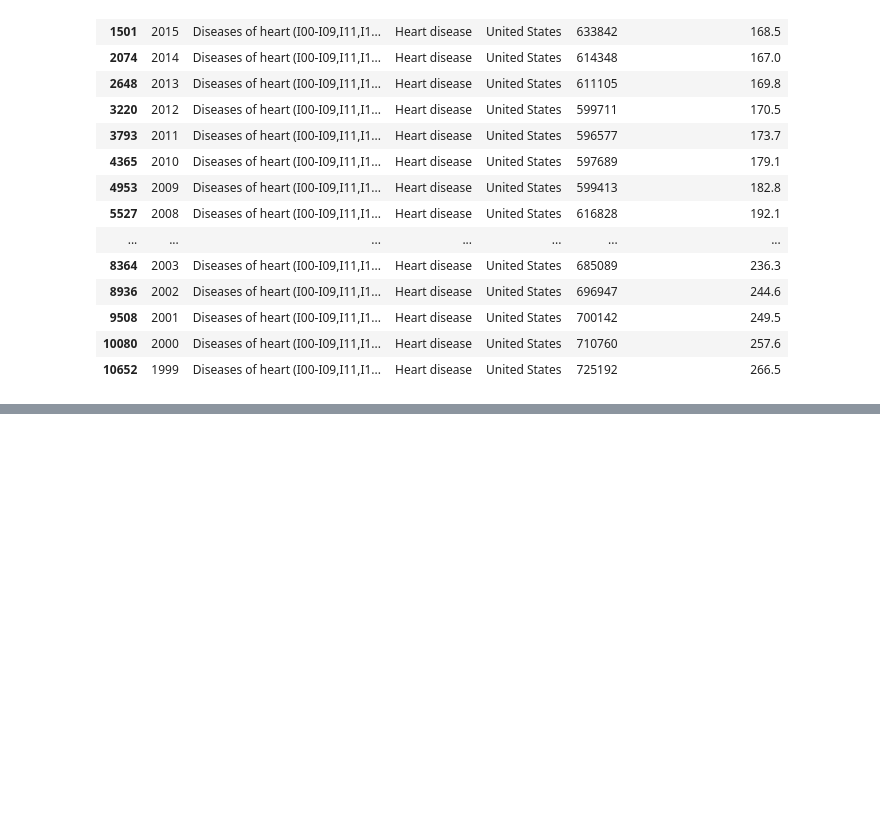
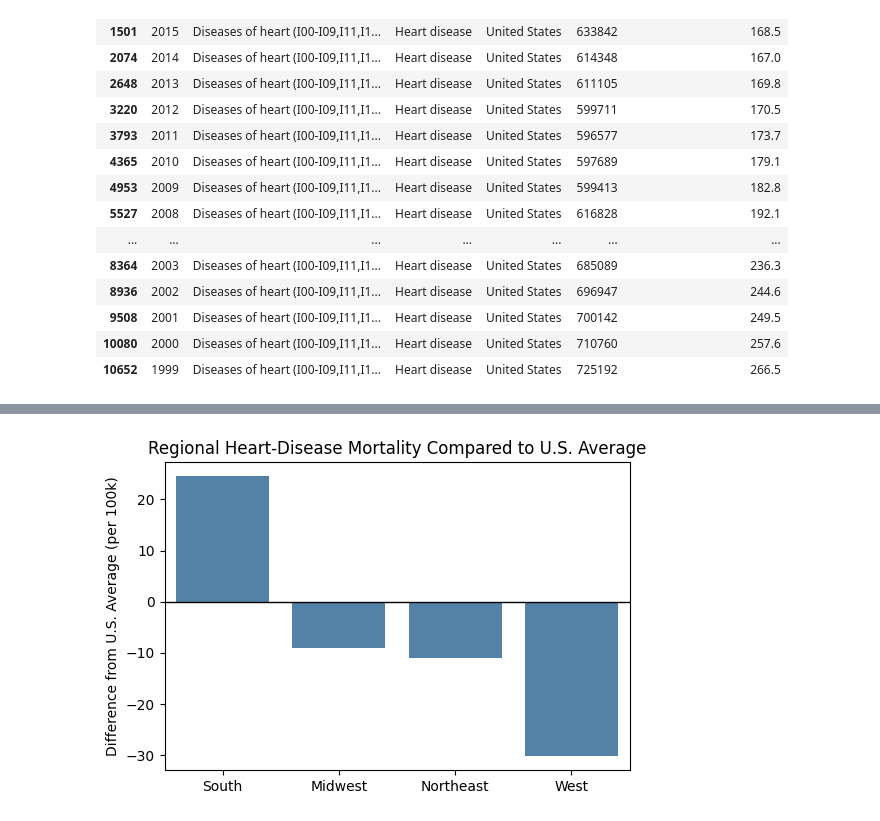
Before and after one commit to jcruz62/PHB-221-Biostatistical-Methods-I, a Jupyter notebook: PHB221_Project.ipynb, the cells around one changed output, grey strips where cells are left out. Drawn from its saved outputs; the diff is of its cells as text; code cells hidden in the pictures; blank space fills up the shorter version.

```diff
--- a/PHB221_Project.ipynb
+++ b/PHB221_Project.ipynb
@@ -96,2 +166,102 @@ heart_disease_data
 # %%
 # group by region
+
+region_map = {
+    # south states
+    'Delaware': 'South', 'District of Columbia': 'South', 'Florida': 'South', 'Georgia': 'South',
+    'Maryland': 'South', 'North Carolina': 'South', 'South Carolina': 'South', 'Virginia': 'South',
+    'West Virginia': 'South', 'Alabama': 'South', 'Kentucky': 'South', 'Mississippi': 'South',
+    'Tennessee': 'South', 'Arkansas': 'South', 'Louisiana': 'South', 'Oklahoma': 'South', 'Texas': 'South',
+
+    # northeast states
+    'Connecticut': 'Northeast', 'Maine': 'Northeast', 'Massachusetts': 'Northeast', 'New Hampshire': 'Northeast',
+    'Rhode Island': 'Northeast', 'Vermont': 'Northeast', 'New Jersey': 'Northeast', 'New York': 'Northeast',
+    'Pennsylvania': 'Northeast',
+
+    # midwest states
+    'Illinois': 'Midwest', 'Indiana': 'Midwest', 'Michigan': 'Midwest', 'Ohio': 'Midwest', 'Wisconsin': 'Midwest',
+    'Iowa': 'Midwest', 'Kansas': 'Midwest', 'Minnesota': 'Midwest', 'Missouri': 'Midwest', 'Nebraska': 'Midwest',
+    'North Dakota': 'Midwest', 'South Dakota': 'Midwest',
+
+    # west states
+    'Alaska': 'West', 'Arizona': 'West', 'California': 'West', 'Colorado': 'West', 'Hawaii': 'West',
+    'Idaho': 'West', 'Montana': 'West', 'Nevada': 'West', 'New Mexico': 'West', 'Oregon': 'West',
+    'Utah': 'West', 'Washington': 'West', 'Wyoming': 'West'
+}
+
+heart_state = heart_state[heart_state['State'] != 'United States'].copy()
+
+us = (
+    data[(data['Cause Name'] == 'Heart disease') & (data['State'] == 'United States')]
+    [['Year', 'Age-adjusted Death Rate']]
+    .rename(columns={'Age-adjusted Death Rate': 'Rate_US'})
+)
+
+# Step 3: Merge baseline with state data
+merged = heart_state.merge(us, on='Year', how='left')
+
+# Step 4: Compute difference from U.S. average
+merged['Effect vs US'] = merged['Age-adjusted Death Rate'] - merged['Rate_US']
+
+# Step 5: Map regions
+merged['Region'] = merged['State'].map(region_map)
+
+# Step 6: Average offset per region (controls for year)
+region_summary = (
+    merged.groupby('Region', dropna=False)['Effect vs US']
+    .mean()
+    .sort_values(ascending=False)
+    .reset_index()
+)
+
+# Step 7: Plot
+plt.figure(figsize=(6, 4))
+sns.barplot(data=region_summary, x='Region', y='Effect vs US', color='steelblue')
+plt.axhline(0, color='black', lw=1)
+plt.title('Regional Heart-Disease Mortality Compared to U.S. Average')
+plt.ylabel('Difference from U.S. Average (per 100k)')
+plt.xlabel('')
+
+# state level
+state_df = (
+    merged.groupby(['State','Region'], as_index=False)['Effect vs US'].mean()
+)
+
+state_df = state_df[state_df['State'] != 'United States'].copy()
+
+y_order = state_df.sort_values('Effect vs US', ascending=False)['State']
+
+hue_order = ['South', 'Northeast', 'Midwest', 'West']
+
+region_palette = {
+    'South':    '#4C72B0',
+    'Northeast':'#DD8452',
+    'Midwest':  '#55A868',
+    'West':     '#C44E52'
+}
+
+# (b) State effects vs US
+plt.figure(figsize=(10,12))
+sns.barplot(
+    data=state_df,
+    x='Effect vs US',
+    y='State',
+    hue='Region',
+    dodge=False,
+    order=y_order,
+    hue_order=hue_order,
+    palette=region_palette
+)
+plt.axvline(0, color='k', lw=1)
+plt.title('State Offsets Relative to United States (Age-adjusted Rate)')
+plt.xlabel('Points above/below US average (controlling for Year)')
+plt.ylabel('State')
+plt.legend(title='Region', bbox_to_anchor=(1.02, 1), loc='upper left')
+
+
+plt.grid(True, axis='x', linestyle=':', color='gray', alpha=0.4)
+plt.axvline(0, color='black', lw=1)
+plt.tight_layout()
+plt.show()
+# %% [output]
+[figure, added]
```
Also changed, not shown: parts of 9 cells of this notebook.
